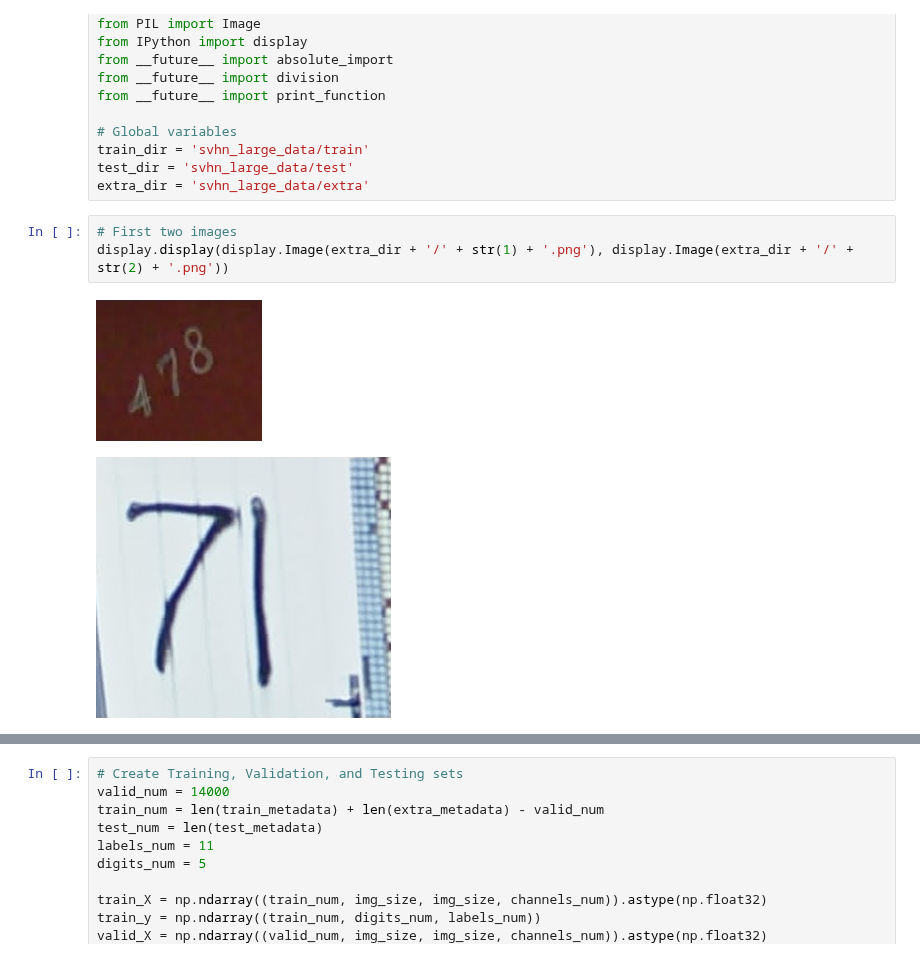
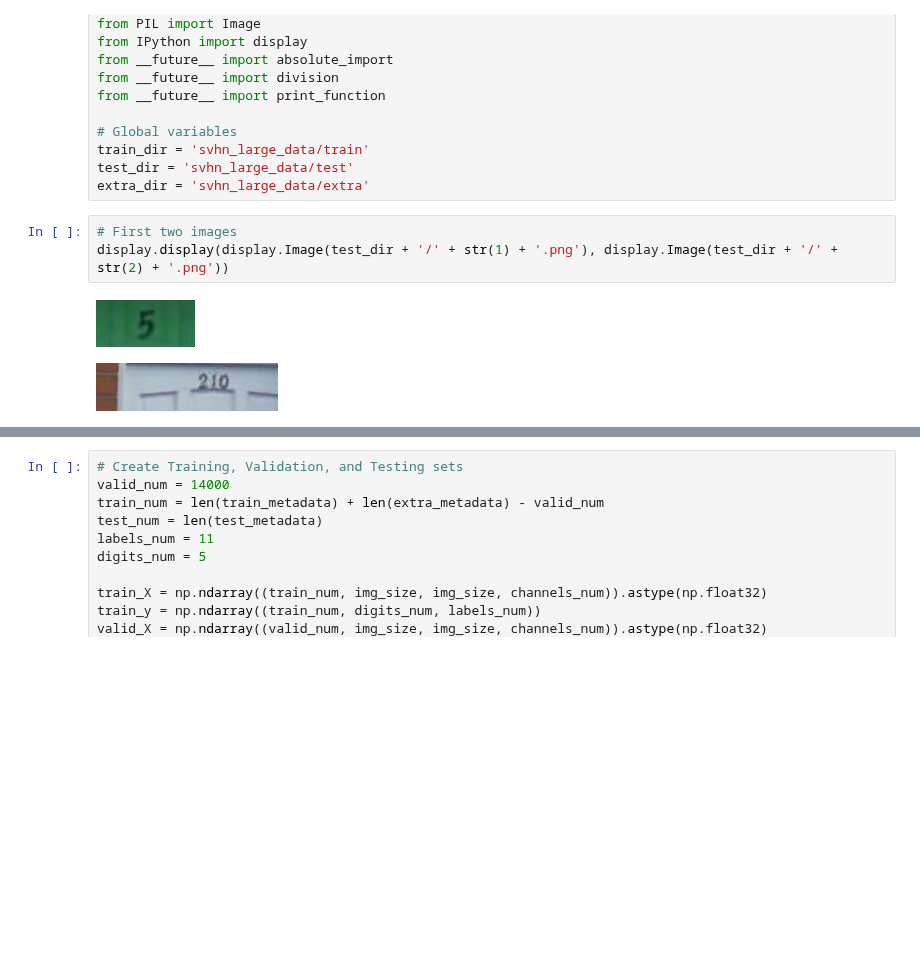
Before and after one commit to charlescc9/deep-learning-image-classification, a Jupyter notebook: svhn_large.ipynb, the cells around one changed output, grey strips where cells are left out. Drawn from its saved outputs; the diff is of its cells as text; blank space fills up the shorter version.

```diff
--- a/svhn_large.ipynb
+++ b/svhn_large.ipynb
@@ -18,8 +18,8 @@ test_dir = 'svhn_large_data/test'
 extra_dir = 'svhn_large_data/extra'
 # %%
 # First two images
-display.display(display.Image(extra_dir + '/' + str(1) + '.png'), display.Image(extra_dir + '/' + str(2) + '.png'))
+display.display(display.Image(test_dir + '/' + str(1) + '.png'), display.Image(test_dir + '/' + str(2) + '.png'))
 # %% [output]
-[figure, old version]
+[figure, new version]
-[figure, old version]
+[figure, new version]
 # %%
```
Also changed, not shown: parts of 10 cells of this notebook.
